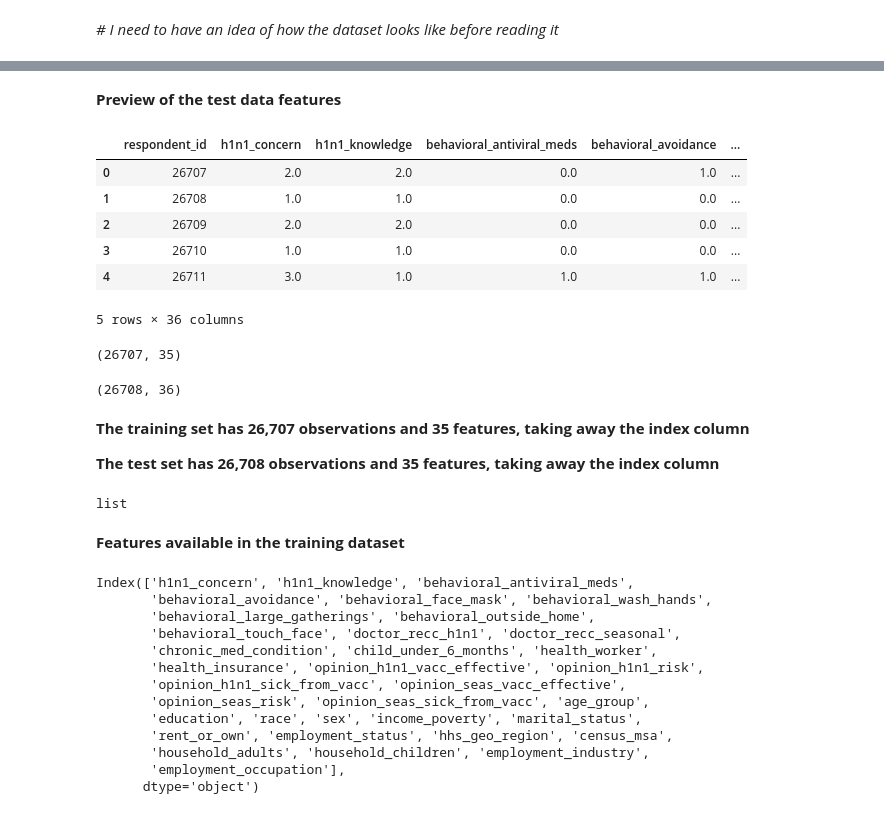
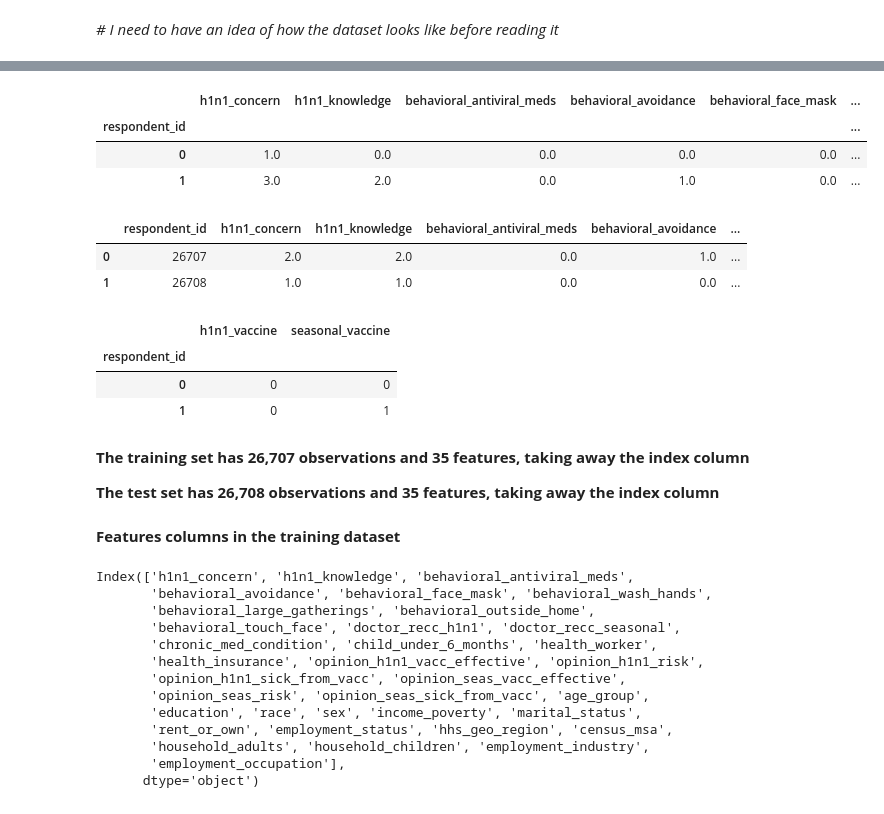
Before and after one commit to iPablo26/Driven-Data-Flu-Shot-Competition, a Jupyter notebook: Flu Shot Learning - Predict H1N1 and Seasonal Flu Vaccines.ipynb, the cells around one changed output, grey strips where cells are left out. Drawn from its saved outputs; the diff is of its cells as text; code cells hidden in the pictures.

```diff
--- a/Flu Shot Learning - Predict H1N1 and Seasonal Flu Vaccines.ipynb
+++ b/Flu Shot Learning - Predict H1N1 and Seasonal Flu Vaccines.ipynb
@@ -39,3 +45,3 @@ from sklearn.tree import DecisionTreeClassifier
 # %%
-df_train = pd.read_csv(f'training_set_features.csv', low_memory=False,
-                     index_col=["respondent_id"])
+train = pd.read_csv(f'training_set_features.csv', low_memory=False,
+                       index_col=["respondent_id"])
@@ -106,33 +62,27 @@ flushotDataLabels.head()
-# %% [markdown]
-**Preview of the test data features**
-# %%
-flushotTestData = pd.read_csv('test_set_features.csv')
-flushotTestData.head()
-# %% [output]
-|  | respondent_id | h1n1_concern | h1n1_knowledge | behavioral_antiviral_meds | behavioral_avoidance | ... |
-| 0 | 26707 | 2.0 | 2.0 | 0.0 | 1.0 | ... |
-| 1 | 26708 | 1.0 | 1.0 | 0.0 | 0.0 | ... |
-| 2 | 26709 | 2.0 | 2.0 | 0.0 | 0.0 | ... |
-| 3 | 26710 | 1.0 | 1.0 | 0.0 | 0.0 | ... |
-| 4 | 26711 | 3.0 | 1.0 | 1.0 | 1.0 | ... |
-5 rows × 36 columns
-# %%
-flushotTrainData.shape
-# %% [output]
-(26707, 35)
-# %%
-flushotTestData.shape
-# %% [output]
-(26708, 36)
+# %%
+display_all(train.head(2))
+# %% [output]
+|  | h1n1_concern | h1n1_knowledge | behavioral_antiviral_meds | behavioral_avoidance | behavioral_face_mask | ... |
+| respondent_id |  |  |  |  |  | ... |
+| 0 | 1.0 | 0.0 | 0.0 | 0.0 | 0.0 | ... |
+| 1 | 3.0 | 2.0 | 0.0 | 1.0 | 0.0 | ... |
+# %%
+display_all(test.head(2))
+# %% [output]
+|  | respondent_id | h1n1_concern | h1n1_knowledge | behavioral_antiviral_meds | behavioral_avoidance | ... |
+| 0 | 26707 | 2.0 | 2.0 | 0.0 | 1.0 | ... |
+| 1 | 26708 | 1.0 | 1.0 | 0.0 | 0.0 | ... |
+# %%
+display_all(train_labels.head(2))
+# %% [output]
+|  | h1n1_vaccine | seasonal_vaccine |
+| respondent_id |  |  |
+| 0 | 0 | 0 |
+| 1 | 0 | 1 |
 # %% [markdown]
 **The training set has 26,707 observations and 35 features, taking away the index column**
 
 **The test set has 26,708 observations and 35 features, taking away the index column**
-# %%
-combinedDataset = [flushotTrainData, flushotTestData]
-type(combinedDataset)
-# %% [output]
-list
 # %% [markdown]
-**Features available in the training dataset**
+**Features columns in the training dataset**
 # %%
```
Also changed, not shown: parts of 69 cells of this notebook.
